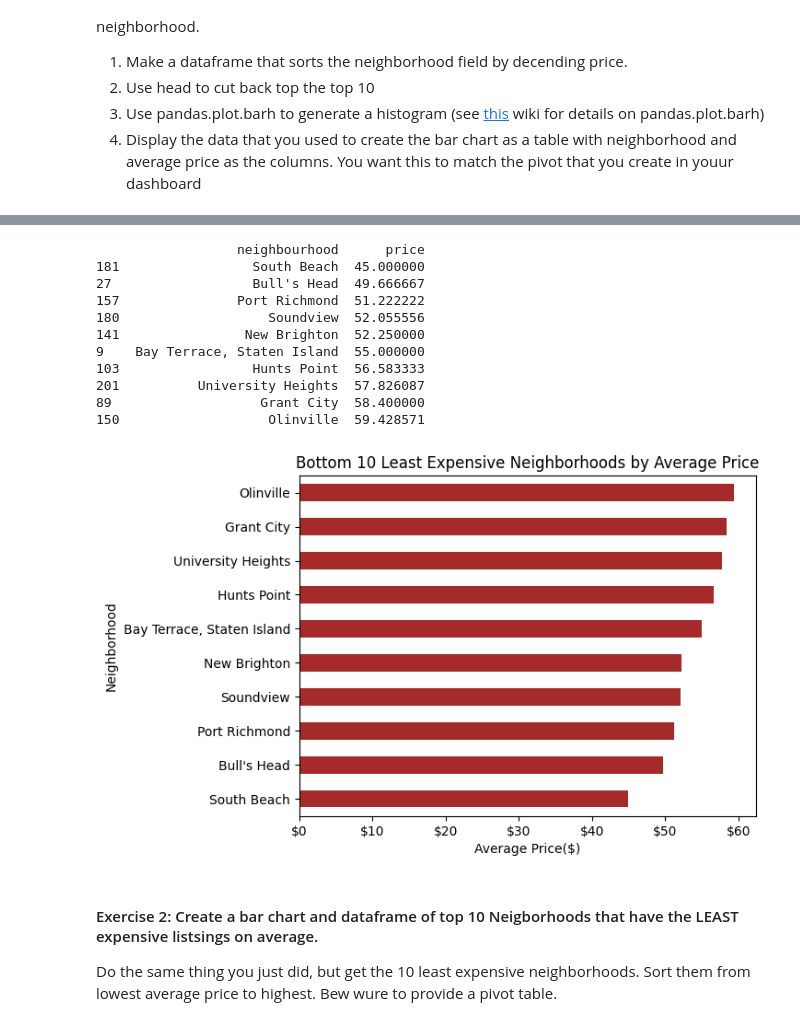
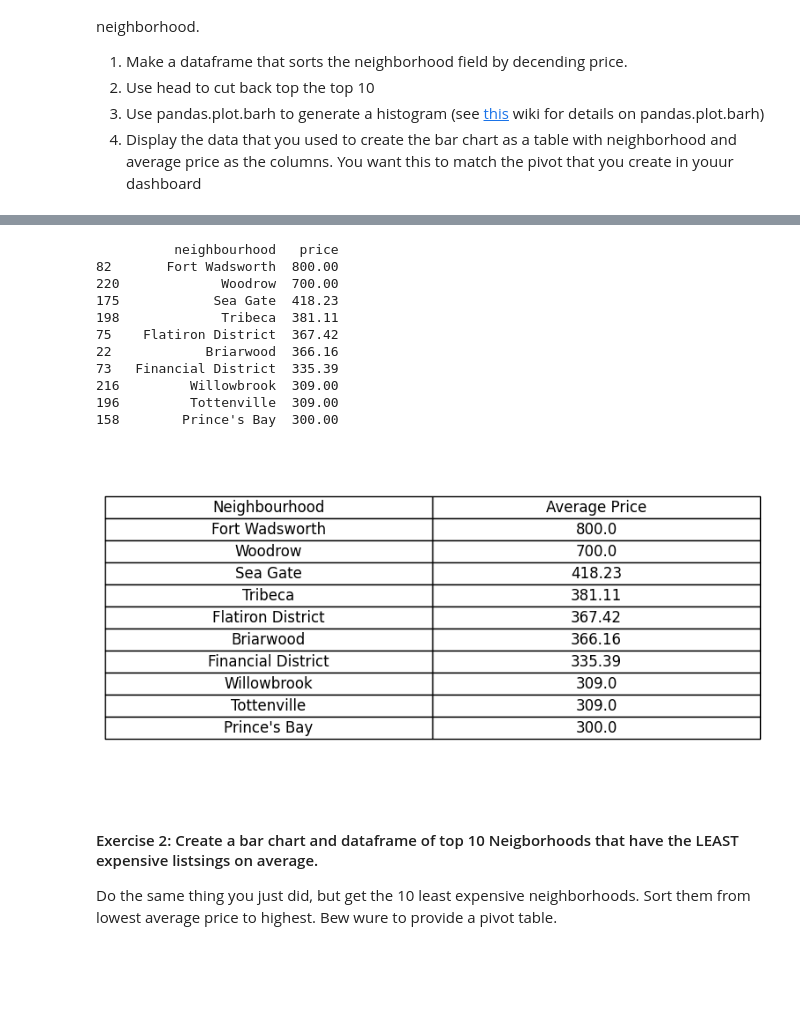
Before and after one commit to Mesa112/2024-DS-Tue, a Jupyter notebook: Week-03-Data_Analytics-Data_Viz-BI_tools/HW_wk3_EM.ipynb, the cells around one changed output, grey strips where cells are left out. Cells and saved outputs as stored; diff of their text form; code cells hidden in the pictures; blank space fills up the shorter version.

```diff
--- a/Week-03-Data_Analytics-Data_Viz-BI_tools/HW_wk3_EM.ipynb
+++ b/Week-03-Data_Analytics-Data_Viz-BI_tools/HW_wk3_EM.ipynb
@@ -71,34 +73,42 @@ plt.show()
 # %%
 # Now, display the top 10 datframe you created as a table with columns
 # neighbourhood and price
 
-#now we plot...
-bottom_10_neighborhoods = neighborhood_avg_price.sort_values(by='price', ascending=True).head(10)
+table = top_10_neighborhoods[['neighbourhood', 'price']]
 
-print(bottom_10_neighborhoods)
+print(round(table,2))
+
+table['price'] = table['price'].round(2)
 
 fig, ax = plt.subplots()
-bottom_10_neighborhoods.plot.barh(x='neighbourhood', y='price', legend=False, color='brown', ax=ax)
 
-ax.xaxis.set_major_formatter(FuncFormatter(lambda x, _: f'${int(x):,}'))
+ax.xaxis.set_visible(False)
+ax.yaxis.set_visible(False)
+ax.set_frame_on(False)
 
-plt.xlabel('Average Price($)')
-plt.ylabel('Neighborhood')
-plt.title('Bottom 10 Least Expensive Neighborhoods by Average Price')
+table_data = table.values
+column_labels = ['Neighbourhood', 'Average Price']
+
+table = ax.table(cellText=table_data, colLabels=column_labels, loc='center', cellLoc='center')
+
+table.auto_set_font_size(False)
+table.set_fontsize(12)
+table.scale(1.5, 1.5)
+
 plt.show()
 # %% [output]
-                  neighbourhood      price
-181                 South Beach  45.000000
-27                  Bull's Head  49.666667
-157               Port Richmond  51.222222
-180                   Soundview  52.055556
-141                New Brighton  52.250000
-9    Bay Terrace, Staten Island  55.000000
-103                 Hunts Point  56.583333
-201          University Heights  57.826087
-89                   Grant City  58.400000
-150                   Olinville  59.428571
+          neighbourhood   price
+82       Fort Wadsworth  800.00
+220             Woodrow  700.00
+175            Sea Gate  418.23
+198             Tribeca  381.11
+75    Flatiron District  367.42
+22            Briarwood  366.16
+73   Financial District  335.39
+216         Willowbrook  309.00
+196         Tottenville  309.00
+158        Prince's Bay  300.00
-[figure, old version]
+[figure, new version]
 # %% [markdown]
 ####  Exercise 2: Create a bar chart and dataframe of top 10 Neigborhoods that have the LEAST expensive listsings on average.
 
```
Also changed, not shown: parts of 3 cells of this notebook.
